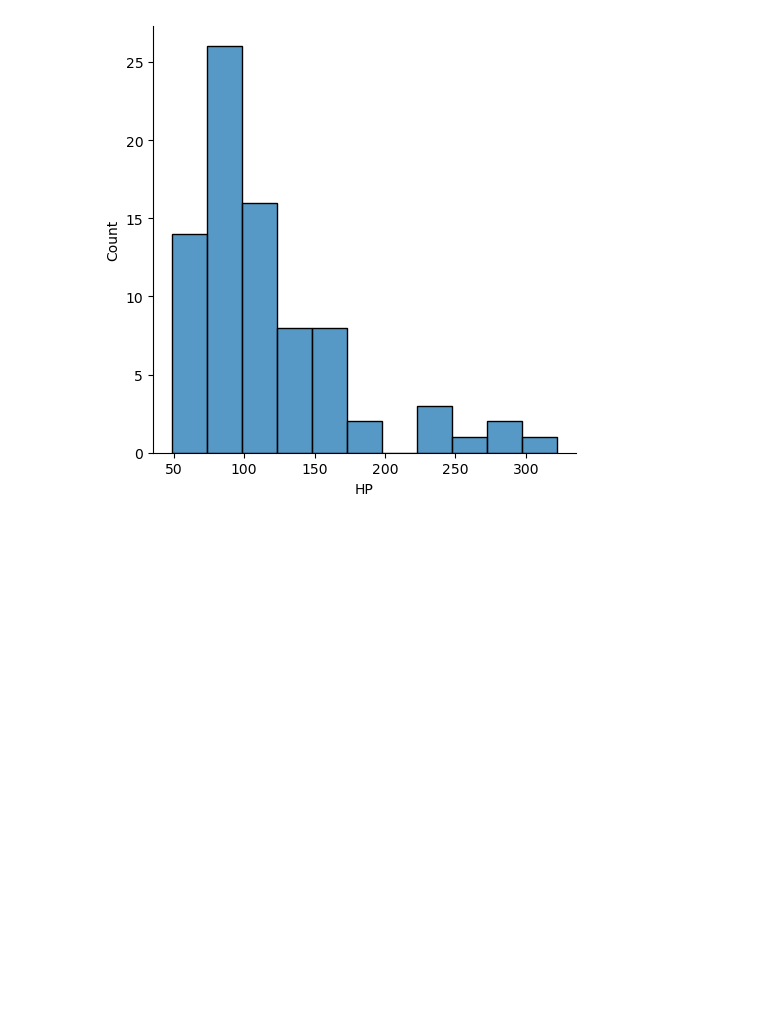
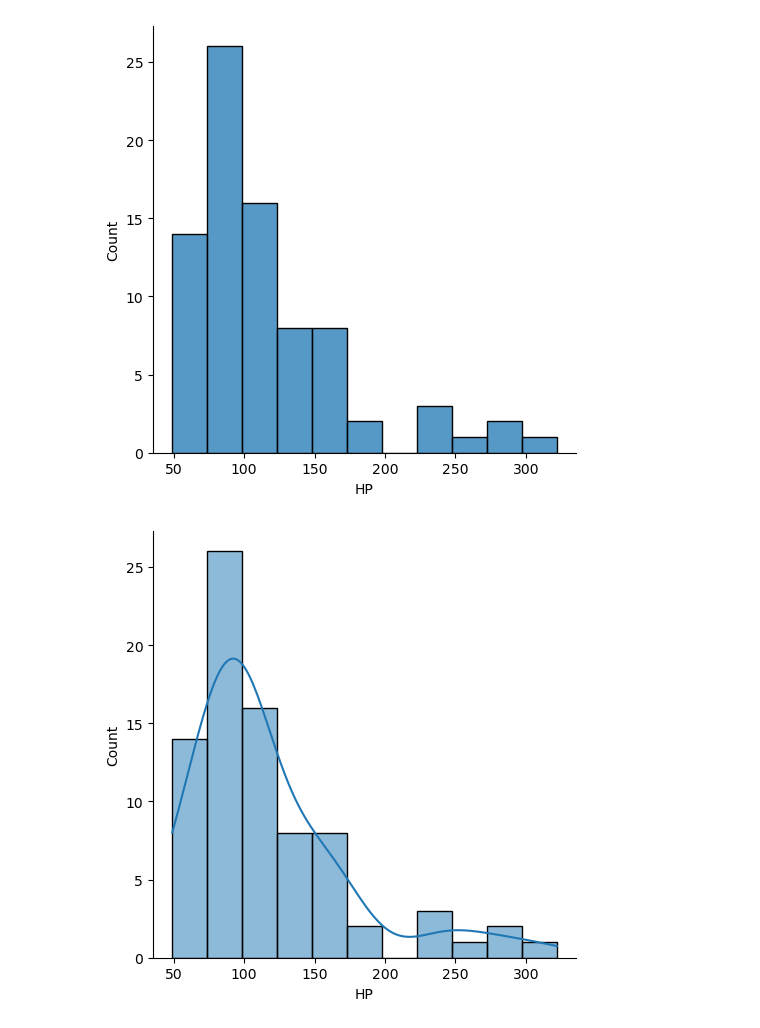
Before and after one commit to 2311cs020389/ml-with-flask-development, a Jupyter notebook: cars.ipynb, the cells around one changed output. Saved outputs shown, nothing was run; the diff lists cells and outputs as text; code cells hidden in the pictures; blank space fills up the shorter version.

```diff
--- a/cars.ipynb
+++ b/cars.ipynb
@@ -70,3 +70,8 @@ sns.displot(cars["HP"])
 # %% [output]
 <seaborn.axisgrid.FacetGrid at 0x...>
 [figure]
+# %%
+sns.displot(cars["HP"],kde=True)
+plt.show()
+# %% [output]
+[figure, added]
```
Also changed, not shown: parts of 16 cells of this notebook.
